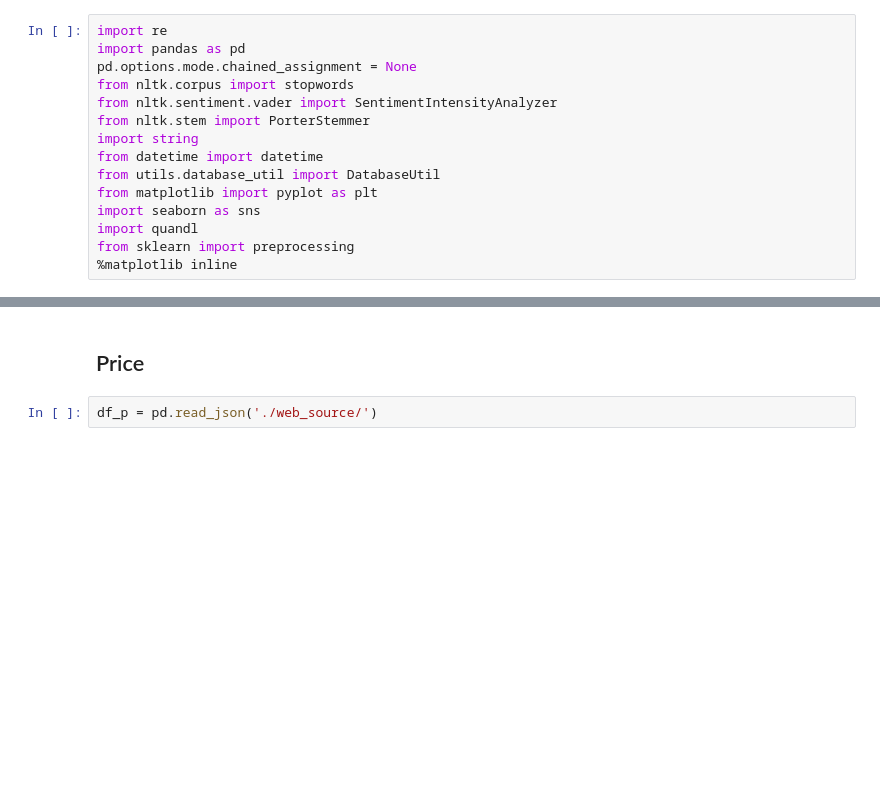
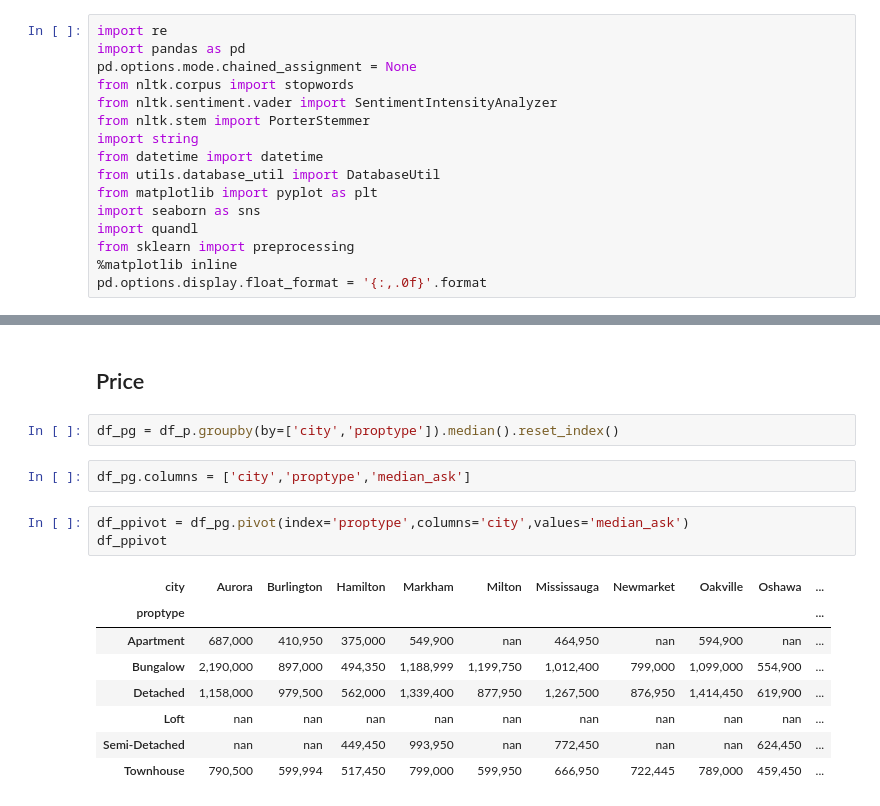
Before and after one commit to maoyuanli/gtahouse, a Jupyter notebook: sentrendus_report.ipynb, the cells around one changed output, grey strips where cells are left out. Saved outputs shown, nothing was run; the diff lists cells and outputs as text; blank space fills up the shorter version.

```diff
--- a/sentrendus_report.ipynb
+++ b/sentrendus_report.ipynb
@@ -13,6 +13,7 @@ import seaborn as sns
 import quandl
 from sklearn import preprocessing
 %matplotlib inline
+pd.options.display.float_format = '{:,.0f}'.format
 # %% [markdown]
 # Data Cleaning
 # %%
@@ -198,4 +199,18 @@ plt.show()
 # %% [markdown]
 ## Price
-# %%
-df_p = pd.read_json('./web_source/')
+# %%
+df_pg = df_p.groupby(by=['city','proptype']).median().reset_index()
+# %%
+df_pg.columns = ['city','proptype','median_ask']
+# %%
+df_ppivot = df_pg.pivot(index='proptype',columns='city',values='median_ask')
+df_ppivot
+# %% [output]
+| city | Aurora | Burlington | Hamilton | Markham | Milton | Mississauga | Newmarket | Oakville | Oshawa | ... |
+| proptype |  |  |  |  |  |  |  |  |  | ... |
+| Apartment | 687,000 | 410,950 | 375,000 | 549,900 | nan | 464,950 | nan | 594,900 | nan | ... |
+| Bungalow | 2,190,000 | 897,000 | 494,350 | 1,188,999 | 1,199,750 | 1,012,400 | 799,000 | 1,099,000 | 554,900 | ... |
+| Detached | 1,158,000 | 979,500 | 562,000 | 1,339,400 | 877,950 | 1,267,500 | 876,950 | 1,414,450 | 619,900 | ... |
+| Loft | nan | nan | nan | nan | nan | nan | nan | nan | nan | ... |
+| Semi-Detached | nan | nan | 449,450 | 993,950 | nan | 772,450 | nan | nan | 624,450 | ... |
+| Townhouse | 790,500 | 599,994 | 517,450 | 799,000 | 599,950 | 666,950 | 722,445 | 789,000 | 459,450 | ... |
```
Also changed, not shown: parts of 15 cells of this notebook.
